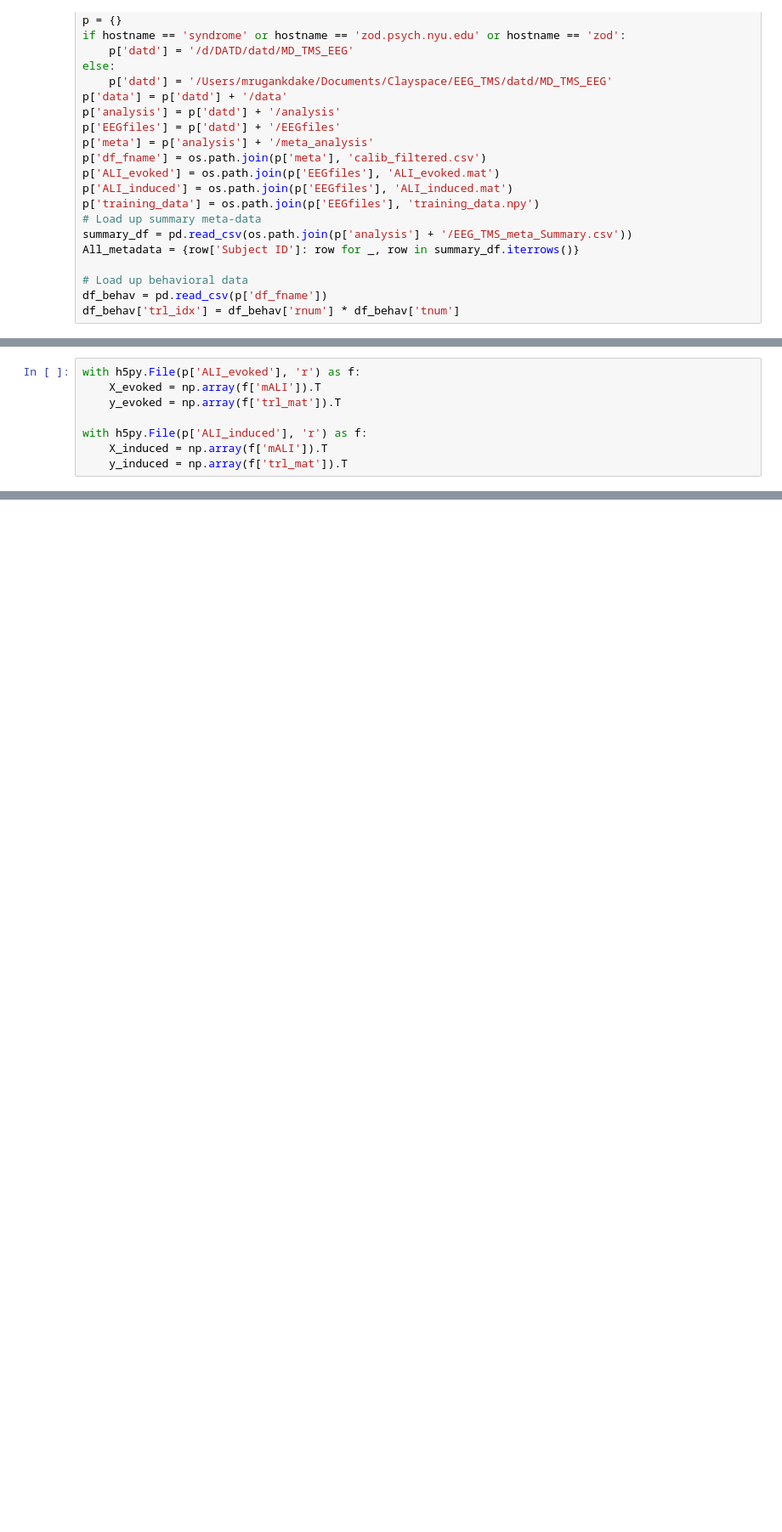
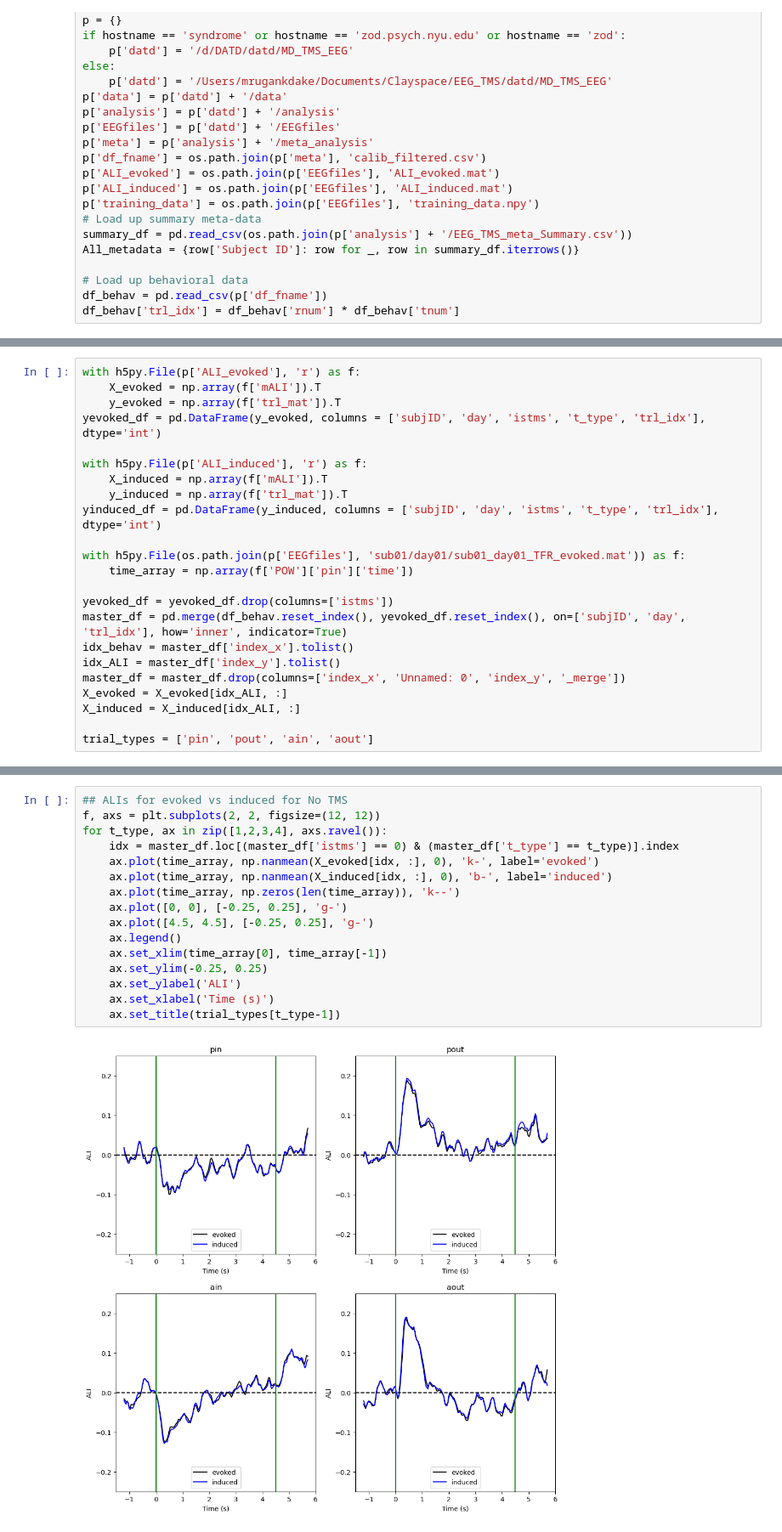
Before and after one commit to mindemory/mgs_stimul, a Jupyter notebook: mgsAnalysis/analysisEEG/run_analysis.ipynb, the cells around one changed output, grey strips where cells are left out. Shown at 85% size. Cells and saved outputs as stored; diff of their text form; blank space fills up the shorter version.

```diff
--- a/mgsAnalysis/analysisEEG/run_analysis.ipynb
+++ b/mgsAnalysis/analysisEEG/run_analysis.ipynb
@@ -37,7 +33,22 @@ p['ALI_evoked']
 with h5py.File(p['ALI_evoked'], 'r') as f:
     X_evoked = np.array(f['mALI']).T
     y_evoked = np.array(f['trl_mat']).T
+yevoked_df = pd.DataFrame(y_evoked, columns = ['subjID', 'day', 'istms', 't_type', 'trl_idx'], dtype='int')
 
 with h5py.File(p['ALI_induced'], 'r') as f:
     X_induced = np.array(f['mALI']).T
     y_induced = np.array(f['trl_mat']).T
+yinduced_df = pd.DataFrame(y_induced, columns = ['subjID', 'day', 'istms', 't_type', 'trl_idx'], dtype='int')
+
+with h5py.File(os.path.join(p['EEGfiles'], 'sub01/day01/sub01_day01_TFR_evoked.mat')) as f:
+    time_array = np.array(f['POW']['pin']['time'])
+
+yevoked_df = yevoked_df.drop(columns=['istms'])
+master_df = pd.merge(df_behav.reset_index(), yevoked_df.reset_index(), on=['subjID', 'day', 'trl_idx'], how='inner', indicator=True)
+idx_behav = master_df['index_x'].tolist()
+idx_ALI = master_df['index_y'].tolist()
+master_df = master_df.drop(columns=['index_x', 'Unnamed: 0', 'index_y', '_merge'])
+X_evoked = X_evoked[idx_ALI, :]
+X_induced = X_induced[idx_ALI, :]
+
+trial_types = ['pin', 'pout', 'ain', 'aout']
@@ -187,0 +55,18 @@ time.shape
+# %%
+## ALIs for evoked vs induced for No TMS
+f, axs = plt.subplots(2, 2, figsize=(12, 12))
+for t_type, ax in zip([1,2,3,4], axs.ravel()):
+    idx = master_df.loc[(master_df['istms'] == 0) & (master_df['t_type'] == t_type)].index
+    ax.plot(time_array, np.nanmean(X_evoked[idx, :], 0), 'k-', label='evoked')
+    ax.plot(time_array, np.nanmean(X_induced[idx, :], 0), 'b-', label='induced')
+    ax.plot(time_array, np.zeros(len(time_array)), 'k--')
+    ax.plot([0, 0], [-0.25, 0.25], 'g-')
+    ax.plot([4.5, 4.5], [-0.25, 0.25], 'g-')
+    ax.legend()
+    ax.set_xlim(time_array[0], time_array[-1])
+    ax.set_ylim(-0.25, 0.25)
+    ax.set_ylabel('ALI')
+    ax.set_xlabel('Time (s)')
+    ax.set_title(trial_types[t_type-1])
+# %% [output]
+[figure, added]
```
Also changed, not shown: parts of 18 cells of this notebook, 12 other files.
